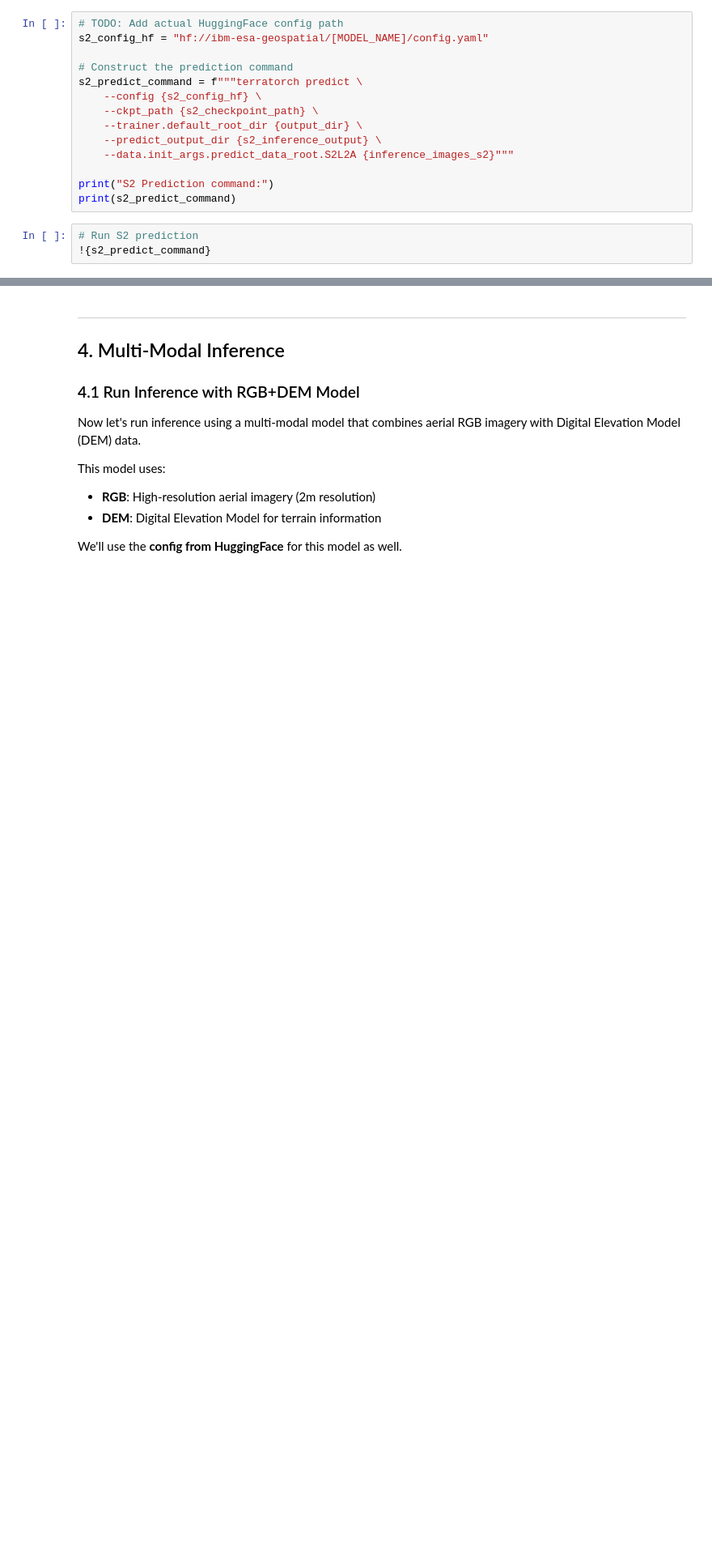
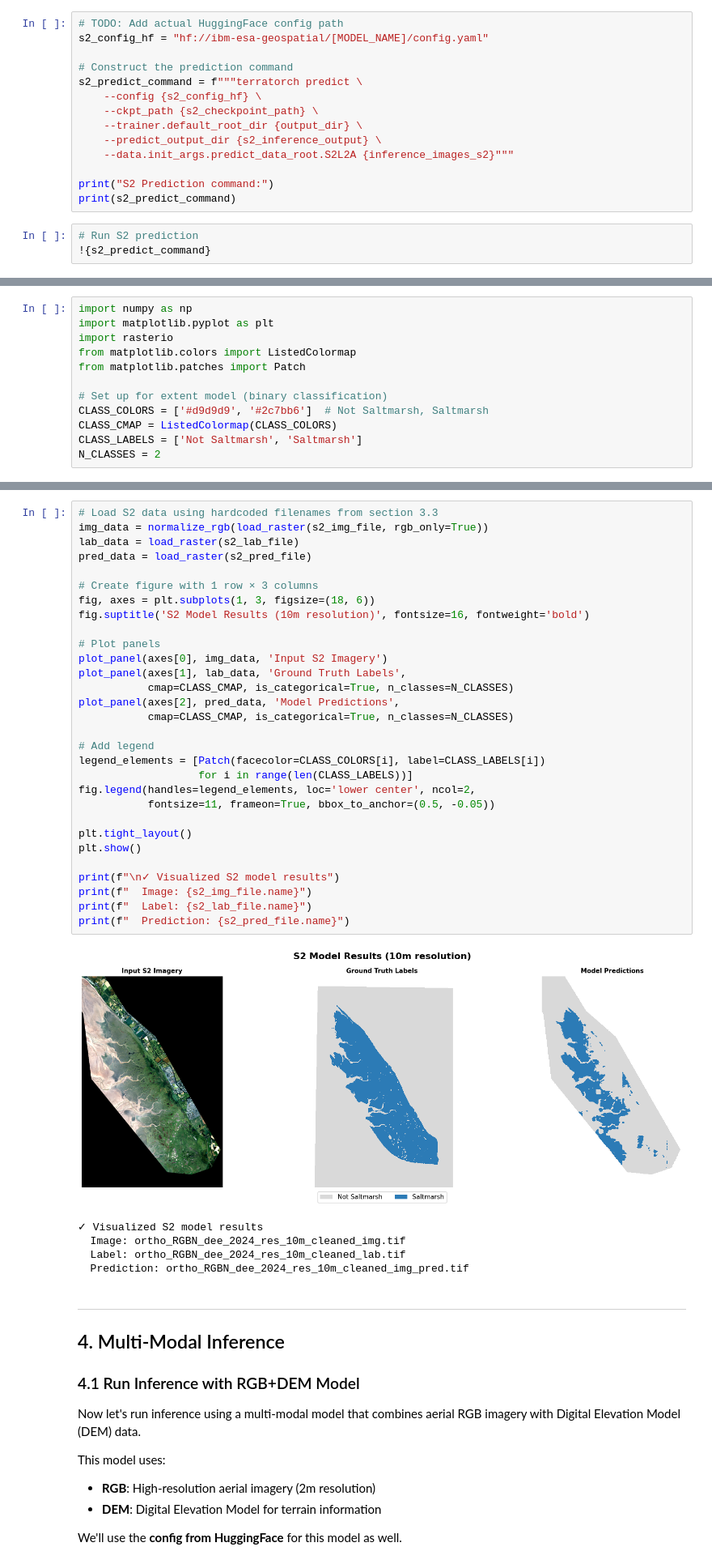
Before and after one commit to j-desloires/ML4EO-workshop-2026, a Jupyter notebook: workshop/1_Introduction_to_EO_FMs/1.1_Finetuning_with_Terramind.ipynb, the cells around one changed output, grey strips where cells are left out. Shown at 81% size. Cells and saved outputs as stored; diff of their text form; blank space fills up the shorter version.

Commit message:
added plotting to notebook 1.1

```diff
--- a/workshop/1_Introduction_to_EO_FMs/1.1_Finetuning_with_Terramind.ipynb
+++ b/workshop/1_Introduction_to_EO_FMs/1.1_Finetuning_with_Terramind.ipynb
@@ -359,0 +485,12 @@ print("Visualization functions to be added here.")
+# %%
+import numpy as np
+import matplotlib.pyplot as plt
+import rasterio
+from matplotlib.colors import ListedColormap
+from matplotlib.patches import Patch
+
+# Set up for extent model (binary classification)
+CLASS_COLORS = ['#d9d9d9', '#2c7bb6']  # Not Saltmarsh, Saltmarsh
+CLASS_CMAP = ListedColormap(CLASS_COLORS)
+CLASS_LABELS = ['Not Saltmarsh', 'Saltmarsh']
+N_CLASSES = 2
@@ -360,3 +504,39 @@ print("Visualization functions to be added here.")
+# %%
+# Load S2 data using hardcoded filenames from section 3.3
+img_data = normalize_rgb(load_raster(s2_img_file, rgb_only=True))
+lab_data = load_raster(s2_lab_file)
+pred_data = load_raster(s2_pred_file)
+
+# Create figure with 1 row × 3 columns
+fig, axes = plt.subplots(1, 3, figsize=(18, 6))
+fig.suptitle('S2 Model Results (10m resolution)', fontsize=16, fontweight='bold')
+
+# Plot panels
+plot_panel(axes[0], img_data, 'Input S2 Imagery')
+plot_panel(axes[1], lab_data, 'Ground Truth Labels',
+           cmap=CLASS_CMAP, is_categorical=True, n_classes=N_CLASSES)
+plot_panel(axes[2], pred_data, 'Model Predictions',
+           cmap=CLASS_CMAP, is_categorical=True, n_classes=N_CLASSES)
+
+# Add legend
+legend_elements = [Patch(facecolor=CLASS_COLORS[i], label=CLASS_LABELS[i])
+                   for i in range(len(CLASS_LABELS))]
+fig.legend(handles=legend_elements, loc='lower center', ncol=2,
+           fontsize=11, frameon=True, bbox_to_anchor=(0.5, -0.05))
+
+plt.tight_layout()
+plt.show()
+
+print(f"\n✓ Visualized S2 model results")
+print(f"  Image: {s2_img_file.name}")
+print(f"  Label: {s2_lab_file.name}")
+print(f"  Prediction: {s2_pred_file.name}")
+# %% [output]
+[figure, added]
+✓ Visualized S2 model results
+  Image: ortho_RGBN_dee_2024_res_10m_cleaned_img.tif
+  Label: ortho_RGBN_dee_2024_res_10m_cleaned_lab.tif
+  Prediction: ortho_RGBN_dee_2024_res_10m_cleaned_img_pred.tif
 # %% [markdown]
 ---
 
```
Also changed, not shown: parts of 20 cells of this notebook, 1 other file.
